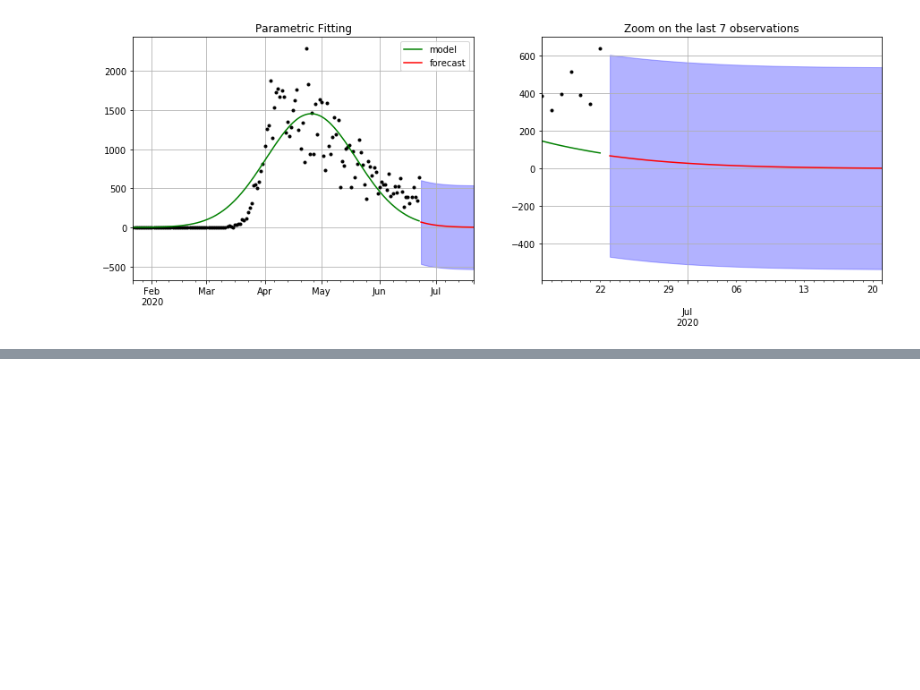
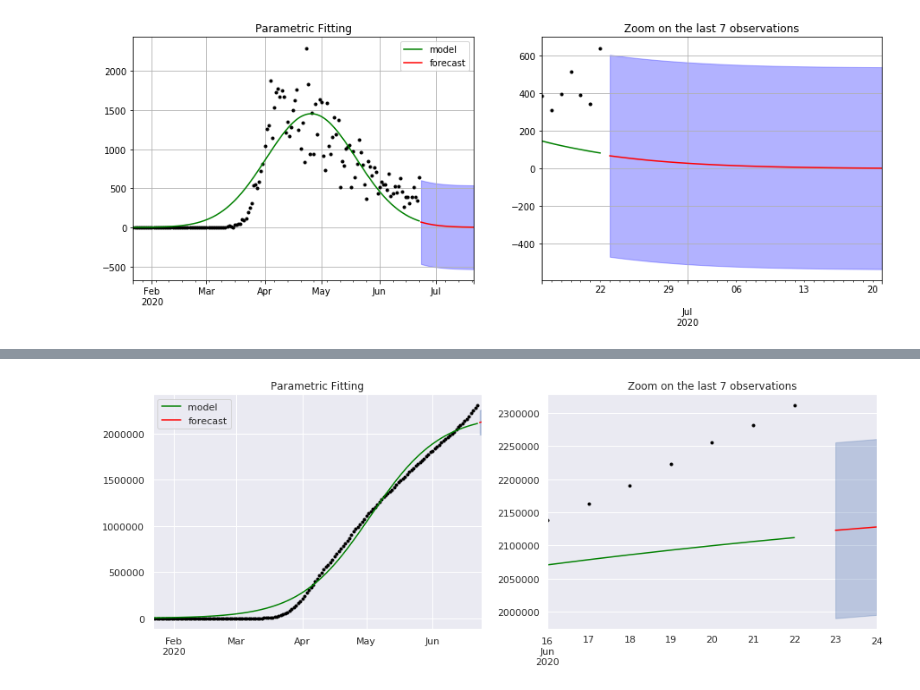
Before and after one commit to sahussain/Udacity-MLEN-CapstoneProject, a Jupyter notebook: Notebooks/TSFMs2 .ipynb, the cells around one changed output, grey strips where cells are left out. Cells and saved outputs as stored; diff of their text form; code cells hidden in the pictures; blank space fills up the shorter version.

```diff
--- a/Notebooks/TSFMs2 .ipynb
+++ b/Notebooks/TSFMs2 .ipynb
@@ -579,0 +767,4 @@ forecast Pennsylvania
+# %%
+## Forecast
+preds = forecast_curve(covid_df_usa["total"], curve_logistic, model, pred_ahead=3, end=None, freq="D", zoom=7, figsize=(15,5))
+# %% [output]
@@ -579,0 +772 @@ forecast Pennsylvania
+[figure, added]
```
Also changed, not shown: parts of 23 cells of this notebook, 1 other file.
